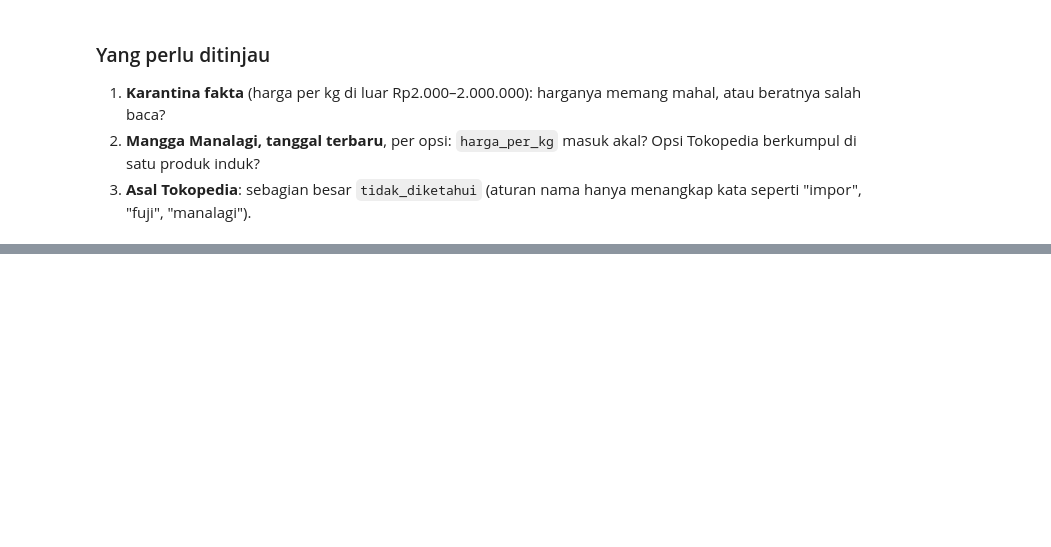
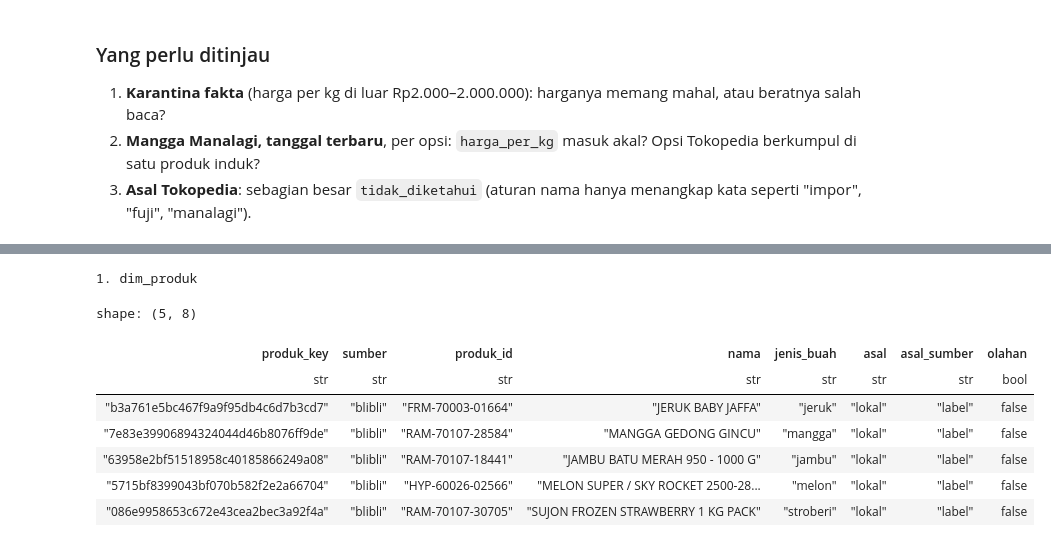
Before and after one commit to Daffwa/kebun_ibu, a Jupyter notebook: data-science/transform/transform.ipynb, the cells around one changed output, grey strips where cells are left out. Cells and saved outputs as stored; diff of their text form; code cells hidden in the pictures; blank space fills up the shorter version.

```diff
--- a/data-science/transform/transform.ipynb
+++ b/data-science/transform/transform.ipynb
@@ -1006,0 +1245,16 @@ shape: (5, 3)
+# %%
+print("1. dim_produk")
+display(con.sql("""
+    SELECT * FROM dim_produk
+    LIMIT 5
+""").pl())
+# %% [output]
+1. dim_produk
+shape: (5, 8)
+| produk_key | sumber | produk_id | nama | jenis_buah | asal | asal_sumber | olahan |
+| str | str | str | str | str | str | str | bool |
+| "b3a761e5bc467f9a9f95db4c6d7b3cd7" | "blibli" | "FRM-70003-01664" | "JERUK BABY JAFFA" | "jeruk" | "lokal" | "label" | false |
+| "7e83e39906894324044d46b8076ff9de" | "blibli" | "RAM-70107-28584" | "MANGGA GEDONG GINCU" | "mangga" | "lokal" | "label" | false |
+| "63958e2bf51518958c40185866249a08" | "blibli" | "RAM-70107-18441" | "JAMBU BATU MERAH 950 - 1000 G" | "jambu" | "lokal" | "label" | false |
+| "5715bf8399043bf070b582f2e2a66704" | "blibli" | "HYP-60026-02566" | "MELON SUPER / SKY ROCKET 2500-28... | "melon" | "lokal" | "label" | false |
+| "086e9958653c672e43cea2bec3a92f4a" | "blibli" | "RAM-70107-30705" | "SUJON FROZEN STRAWBERRY 1 KG PACK" | "stroberi" | "lokal" | "label" | false |
```
Also changed, not shown: parts of 19 cells of this notebook, 6 other files.
